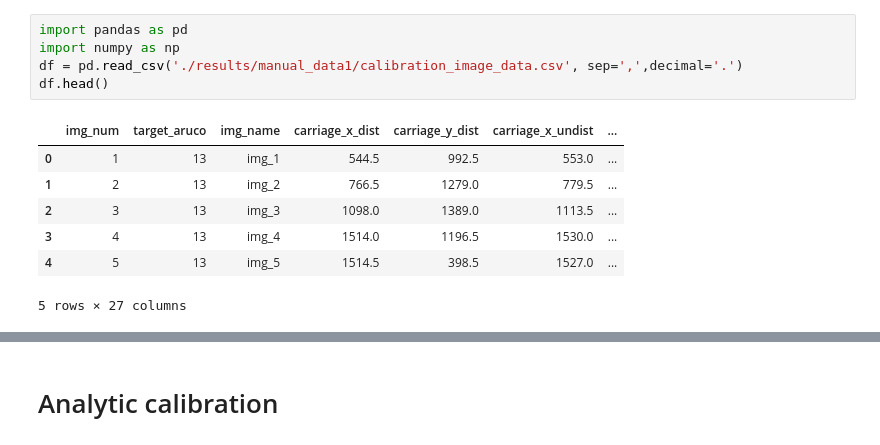
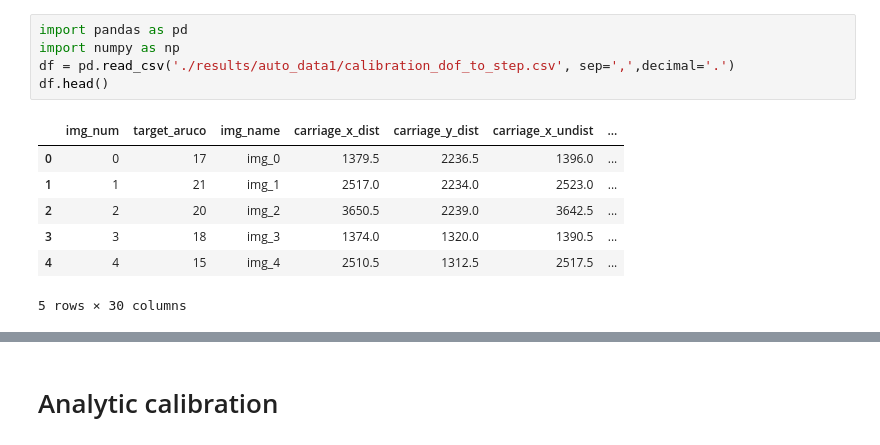
Before and after one commit to opticsensors/pool-playing-robot, a Jupyter notebook: examples/system_calibration/model_system_analytic.ipynb, the cells around one changed output, grey strips where cells are left out. Saved outputs shown, nothing was run; the diff lists cells and outputs as text.

```diff
--- a/examples/system_calibration/model_system_analytic.ipynb
+++ b/examples/system_calibration/model_system_analytic.ipynb
@@ -1,13 +1,13 @@
 # %%
 import pandas as pd
 import numpy as np
-df = pd.read_csv('./results/manual_data1/calibration_image_data.csv', sep=',',decimal='.')
+df = pd.read_csv('./results/auto_data1/calibration_dof_to_step.csv', sep=',',decimal='.')
 df.head()
 # %% [output]
 |  | img_num | target_aruco | img_name | carriage_x_dist | carriage_y_dist | carriage_x_undist | ... |
-| 0 | 1 | 13 | img_1 | 544.5 | 992.5 | 553.0 | ... |
-| 1 | 2 | 13 | img_2 | 766.5 | 1279.0 | 779.5 | ... |
-| 2 | 3 | 13 | img_3 | 1098.0 | 1389.0 | 1113.5 | ... |
-| 3 | 4 | 13 | img_4 | 1514.0 | 1196.5 | 1530.0 | ... |
-| 4 | 5 | 13 | img_5 | 1514.5 | 398.5 | 1527.0 | ... |
+| 0 | 0 | 17 | img_0 | 1379.5 | 2236.5 | 1396.0 | ... |
+| 1 | 1 | 21 | img_1 | 2517.0 | 2234.0 | 2523.0 | ... |
+| 2 | 2 | 20 | img_2 | 3650.5 | 2239.0 | 3642.5 | ... |
+| 3 | 3 | 18 | img_3 | 1374.0 | 1320.0 | 1390.5 | ... |
+| 4 | 4 | 15 | img_4 | 2510.5 | 1312.5 | 2517.5 | ... |
-5 rows × 27 columns
+5 rows × 30 columns
```
Also changed, not shown: parts of 10 cells of this notebook, 3 other files.
